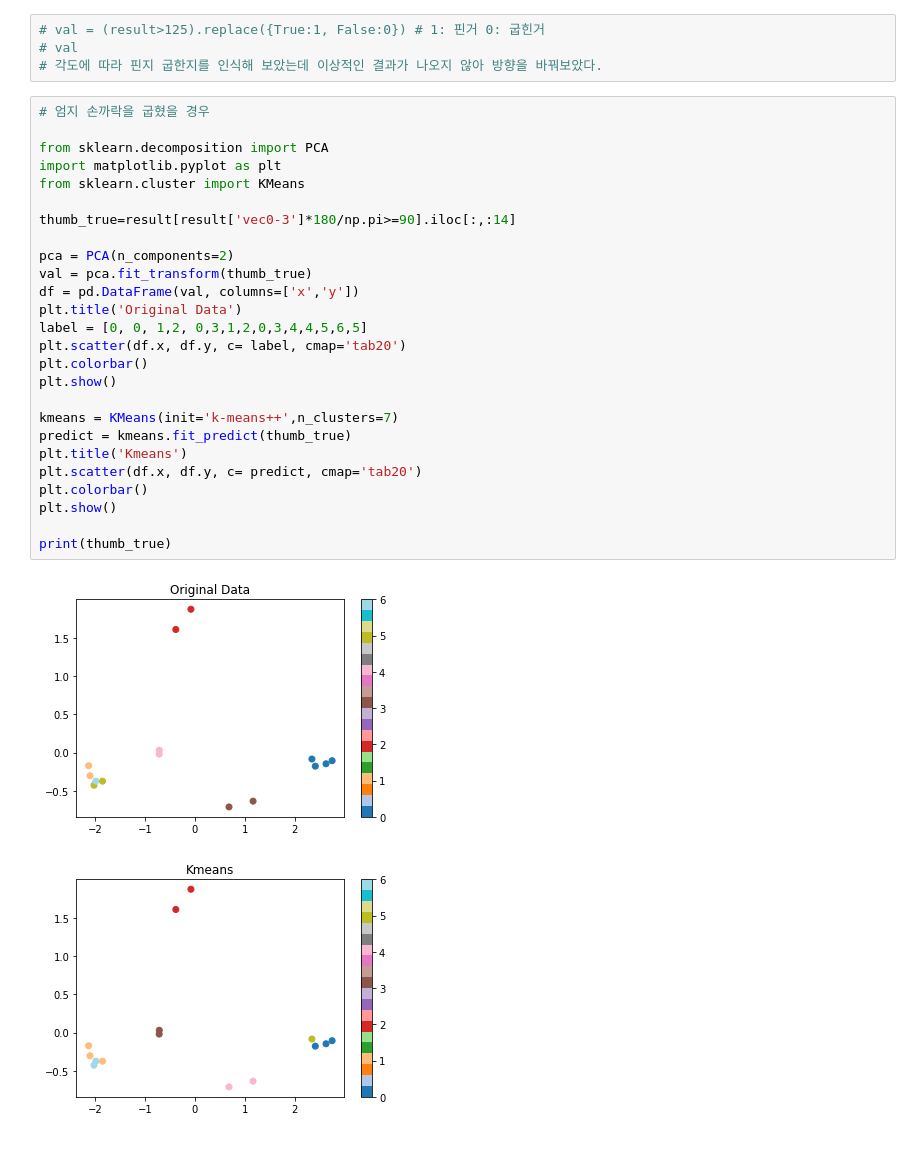
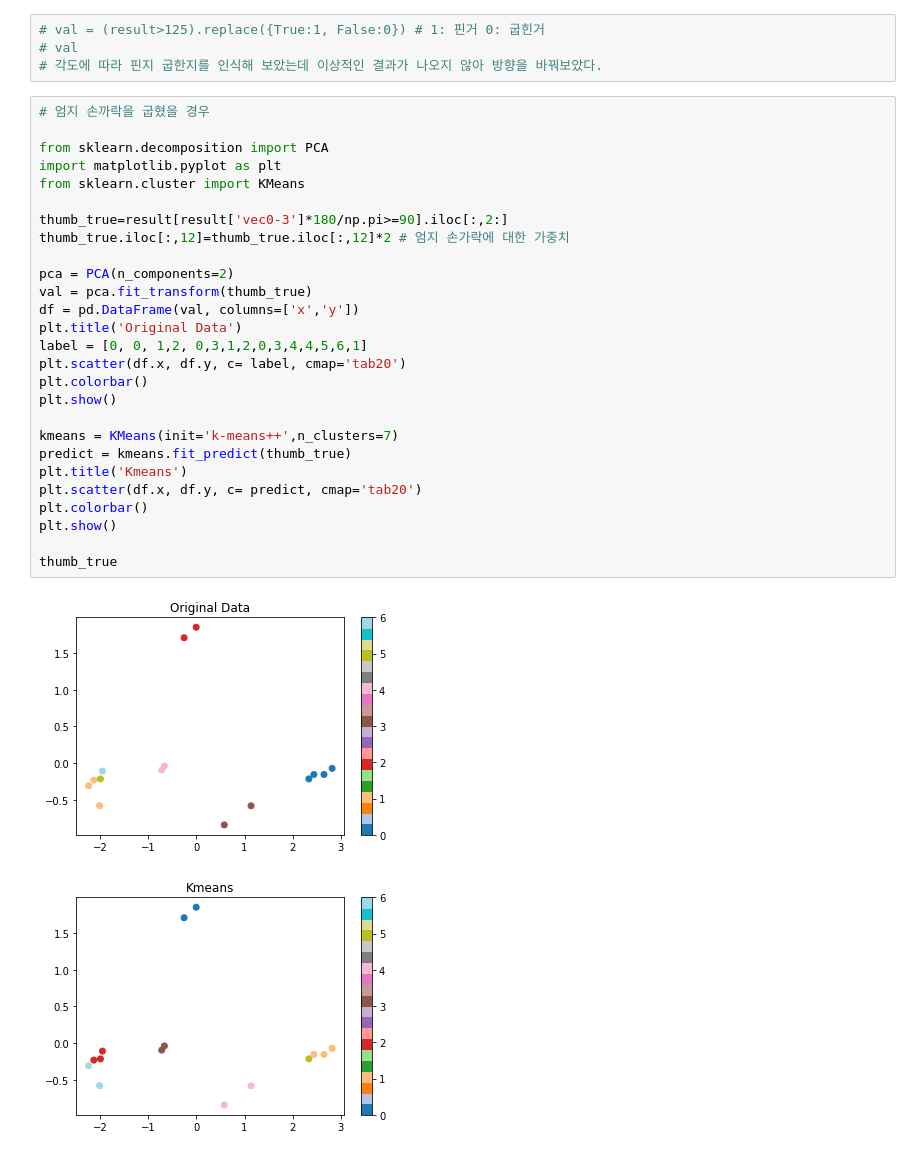
Before and after one commit to devwithpug/RandHand-Chat, a Jupyter notebook: handDetection/mediaPipe(static_image)/analysis2.ipynb, the cells around one changed output. Drawn from its saved outputs; the diff is of its cells as text.

```diff
--- a/handDetection/mediaPipe(static_image)/analysis2.ipynb
+++ b/handDetection/mediaPipe(static_image)/analysis2.ipynb
@@ -92,29 +92,30 @@ result
 # %%
 # 엄지 손까락을 굽혔을 경우
 
 from sklearn.decomposition import PCA
 import matplotlib.pyplot as plt
 from sklearn.cluster import KMeans
 
-thumb_true=result[result['vec0-3']*180/np.pi>=90].iloc[:,:14]
+thumb_true=result[result['vec0-3']*180/np.pi>=90].iloc[:,2:]
+thumb_true.iloc[:,12]=thumb_true.iloc[:,12]*2 # 엄지 손가락에 대한 가중치
 
 pca = PCA(n_components=2)
 val = pca.fit_transform(thumb_true)
 df = pd.DataFrame(val, columns=['x','y'])
 plt.title('Original Data')
-label = [0, 0, 1,2, 0,3,1,2,0,3,4,4,5,6,5]
+label = [0, 0, 1,2, 0,3,1,2,0,3,4,4,5,6,1]
 plt.scatter(df.x, df.y, c= label, cmap='tab20')
 plt.colorbar()
 plt.show()
 
 kmeans = KMeans(init='k-means++',n_clusters=7)
 predict = kmeans.fit_predict(thumb_true)
 plt.title('Kmeans')
 plt.scatter(df.x, df.y, c= predict, cmap='tab20')
 plt.colorbar()
 plt.show()
 
-print(thumb_true)
+thumb_true
 # %% [output]
-[figure, old version]
+[figure, new version]
-[figure, old version]
+[figure, new version]
```
Also changed, not shown: parts of 2 cells of this notebook.
